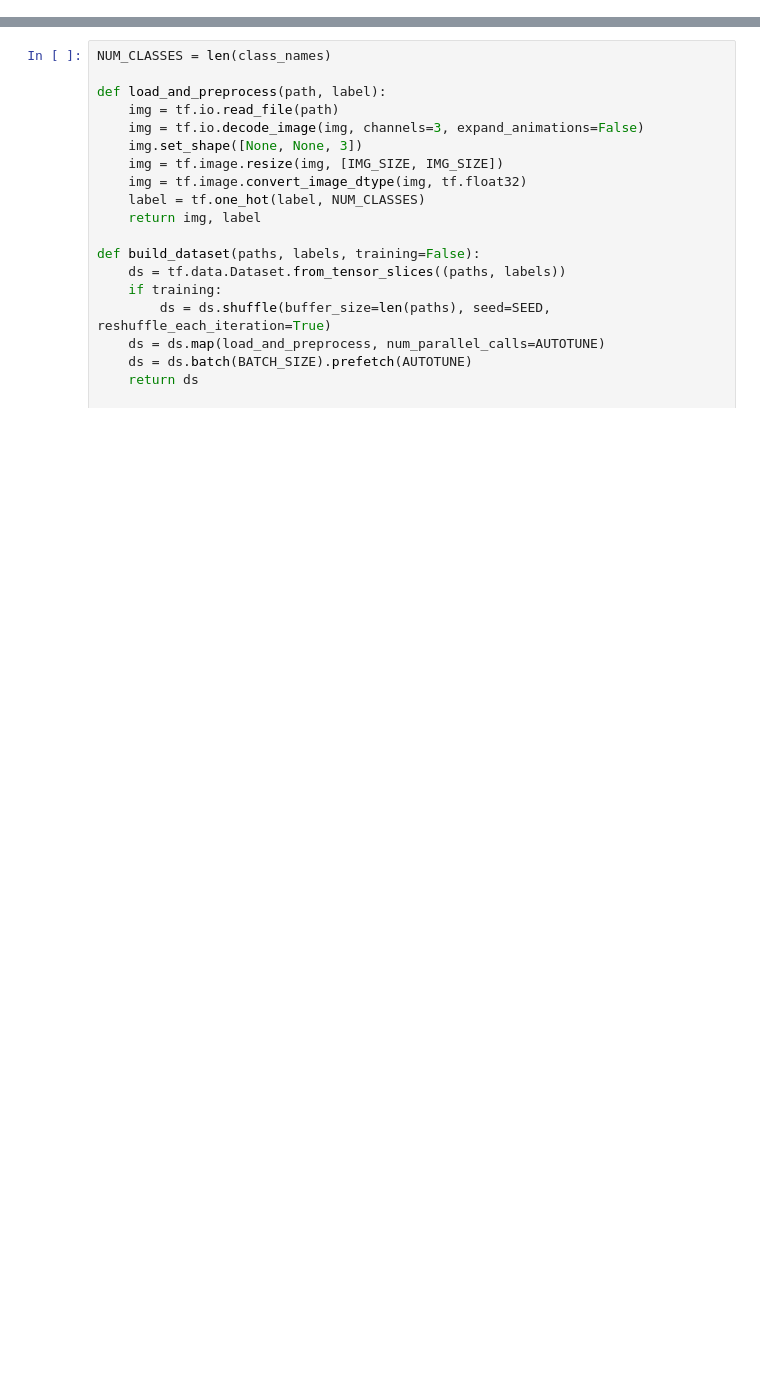
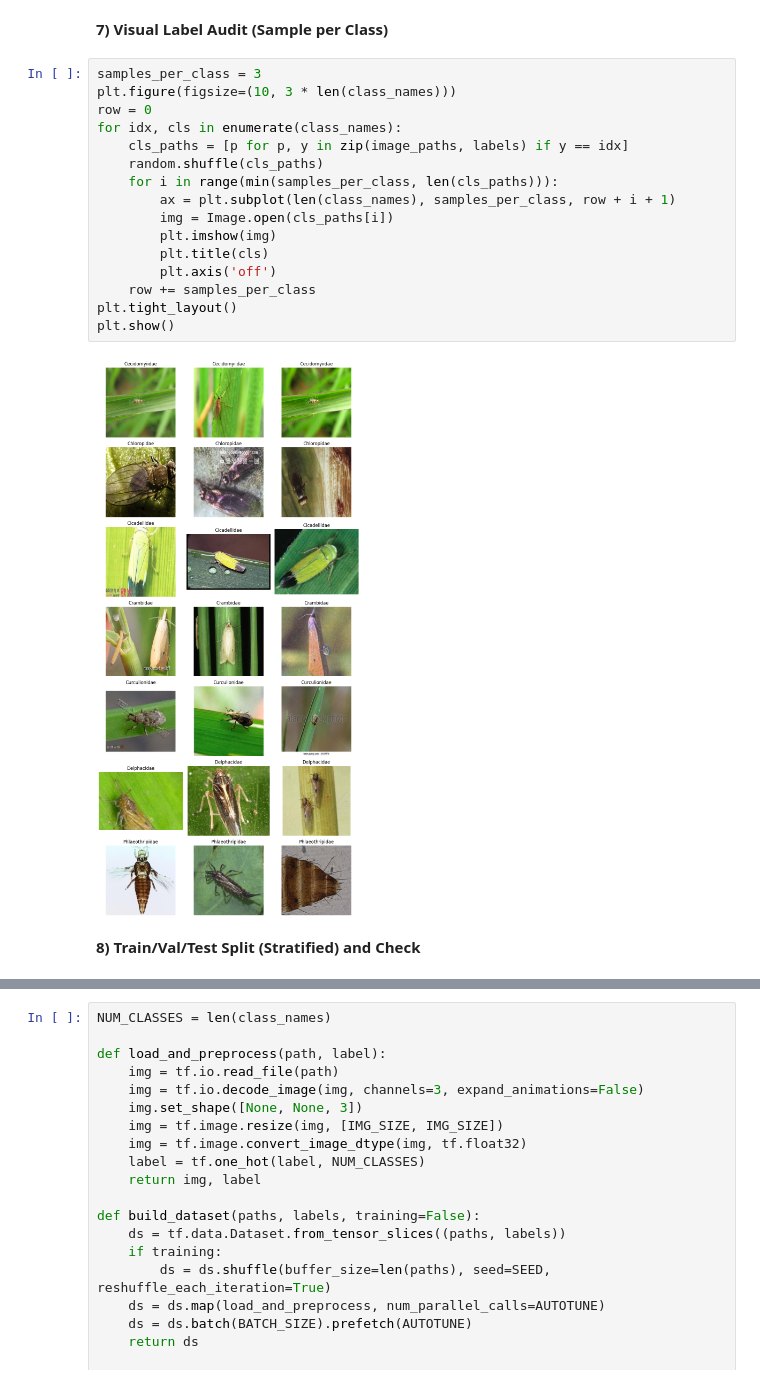
Before and after one commit to sheronfdo/govi-guru-pest-identification, a Jupyter notebook: ml/Pest_Identification_Training.ipynb, the cells around one changed output, grey strips where cells are left out. Drawn from its saved outputs; the diff is of its cells as text; blank space fills up the shorter version.

Commit message:
feat: Enhance the TensorFlow pest identification training pipeline and update dependencies.

```diff
--- a/ml/Pest_Identification_Training.ipynb
+++ b/ml/Pest_Identification_Training.ipynb
@@ -61 +195,23 @@ Total images: 2100
+# %% [markdown]
+**7) Visual Label Audit (Sample per Class)**
+# %%
+samples_per_class = 3
+plt.figure(figsize=(10, 3 * len(class_names)))
+row = 0
+for idx, cls in enumerate(class_names):
+    cls_paths = [p for p, y in zip(image_paths, labels) if y == idx]
+    random.shuffle(cls_paths)
+    for i in range(min(samples_per_class, len(cls_paths))):
+        ax = plt.subplot(len(class_names), samples_per_class, row + i + 1)
+        img = Image.open(cls_paths[i])
+        plt.imshow(img)
+        plt.title(cls)
+        plt.axis('off')
+    row += samples_per_class
+plt.tight_layout()
+plt.show()
+# %% [output]
+[figure, added]
+# %% [markdown]
+**8) Train/Val/Test Split (Stratified) and Check**
 # %%
```
Also changed, not shown: parts of 33 cells of this notebook, 1 other file.
